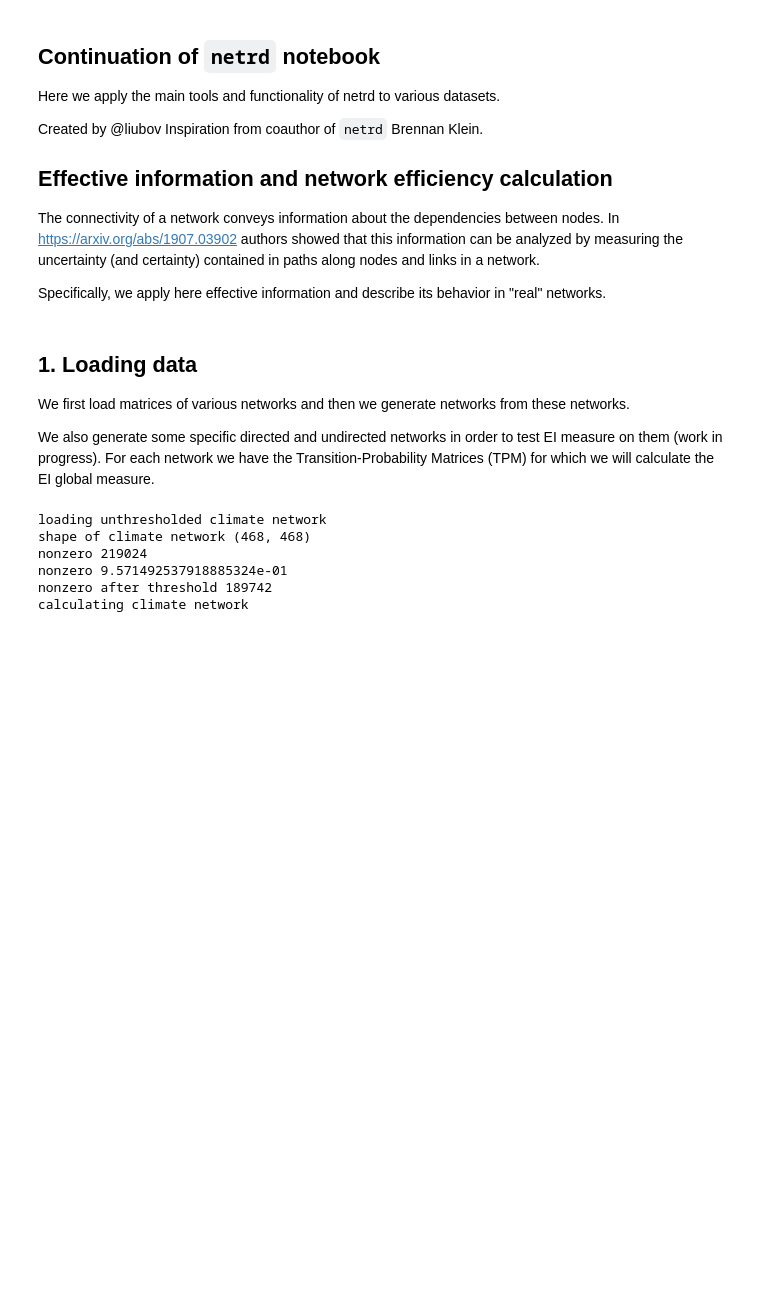
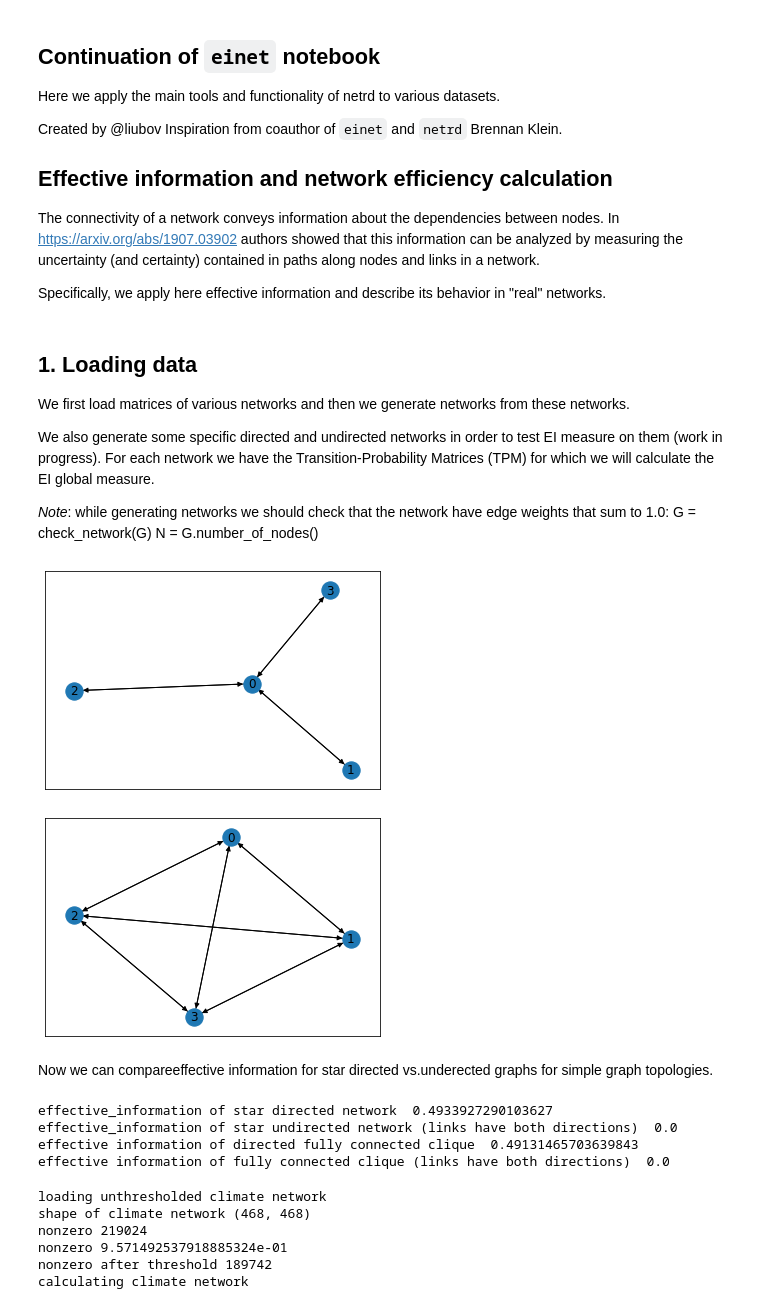
Before and after one commit to jkbren/einet, a Jupyter notebook: code/Chapter 09 - Effective Information in Real Networks Thershold Directedness.ipynb, the cells around one changed output. Saved outputs shown, nothing was run; the diff lists cells and outputs as text; code cells hidden in the pictures; blank space fills up the shorter version.

Commit message:
Effective Information in Real Networks Thershold Directedness

```diff
--- a/code/Chapter 09 - Effective Information in Real Networks Thershold Directedness.ipynb
+++ b/code/Chapter 09 - Effective Information in Real Networks Thershold Directedness.ipynb
@@ -1,10 +1,10 @@
 # %% [markdown]
-## Continuation of `netrd` notebook
+## Continuation of `einet` notebook
 
 Here we apply the main tools and functionality of netrd to various datasets.
 
 Created by @liubov
-Inspiration from coauthor of `netrd` Brennan Klein.
+Inspiration from coauthor of `einet` and `netrd` Brennan Klein.
 
 ## Effective information and network efficiency calculation
 
@@ -18,6 +18,10 @@ We first load matrices of various networks and then we generate networks from th
 
 We also generate some specific directed and undirected networks in order to test EI measure on them (work in progress).
 For each network we have the Transition-Probability Matrices (TPM) for which we will calculate the EI global measure.
+
+*Note*: while generating networks we should check that the network have edge weights that sum to 1.0:
+    G = check_network(G)
+    N = G.number_of_nodes()
 # %%
 import networkx as nx
 import numpy as np
@@ -38,10 +42,67 @@ Star_dir      = np.array([[1.0, 0.0, 0.0, 0.0],
                       [1.0, 0.0, 0.0, 0.0],
                       [1.0, 0.0, 0.0, 0.0]])
 
-Star_undir      = np.array([[1.0, 1.0, 1.0, 1.0],
+
+
+Star_undir      = np.array([[0.25, 0.25, 0.25, 0.25],
                       [1.0, 0.0, 0.0, 0.0],
                       [1.0, 0.0, 0.0, 0.0],
                       [1.0, 0.0, 0.0, 0.0]])
+
+Clique_undir = np.array([[0.25, 0.25, 0.25, 0.25],
+                      [0.25, 0.25, 0.25, 0.25],
+                      [0.25, 0.25, 0.25, 0.25],
+                      [0.25, 0.25, 0.25, 0.25]])
+
+#(fully connected network)
+
+Clique_dir = np.array([[0.5, 0.5, 0.0, 0.0],
+                      [0.0, 1.0, 0.0, 0.0],
+                      [0.25, 0.25, 0.25, 0.25],
+                      [0.5, 0.5, 0.0, 0.0]])
+
+#(fully connected network with directed links)
+# %%
+#plot networks
+import numpy as np
+from matplotlib import pyplot as plt
+import networkx as nx
+
+G_undir = nx.from_numpy_matrix(Star_undir)
+G_undir = nx.DiGraph(G_undir)
+nx.draw_networkx(G_undir, arrows=True)
+plt.show()
+
+G_cliq = nx.from_numpy_matrix(Clique_undir)
+G_cliq = nx.DiGraph(G_cliq)
+nx.draw_networkx(G_cliq, arrows=True)
+
+
+plt.show()
+# %% [output]
+[figure, added]
+[figure, added]
+# %% [markdown]
+Now we can compareeffective information for star directed vs.underected graphs for simple graph topologies.
+# %%
+from ei_net import *
+import networkx as nx
+
+print("effective_information of star directed network ", effective_information(Star_undir))
+
+print("effective_information of star undirected network (links have both directions) ", effective_information(Star_dir))
+
+
+# draw the networks and give explanation of networks
+
+print("effective information of directed fully connected clique ", effective_information(Clique_dir))
+
+print("effective information of fully connected clique (links have both directions) ", effective_information(Clique_undir))
+# %% [output]
+effective_information of star directed network  0.4933927290103627
+effective_information of star undirected network (links have both directions)  0.0
+effective information of directed fully connected clique  0.49131465703639843
+effective information of fully connected clique (links have both directions)  0.0
 # %%
 def threshold_matr(matrix, threshold):
     #function to threshold values of adjacency matrix
```
Also changed, not shown: parts of 2 cells of this notebook.
